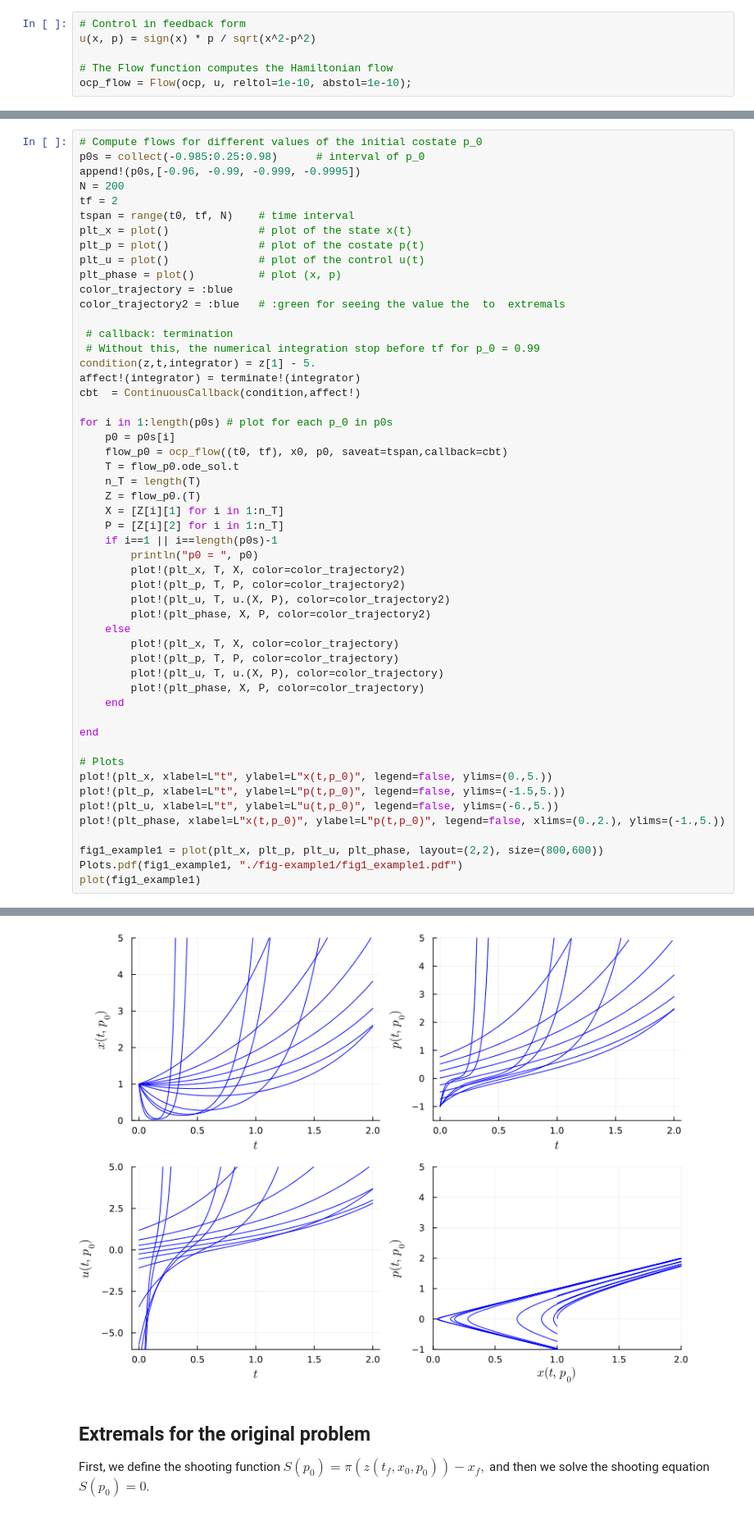
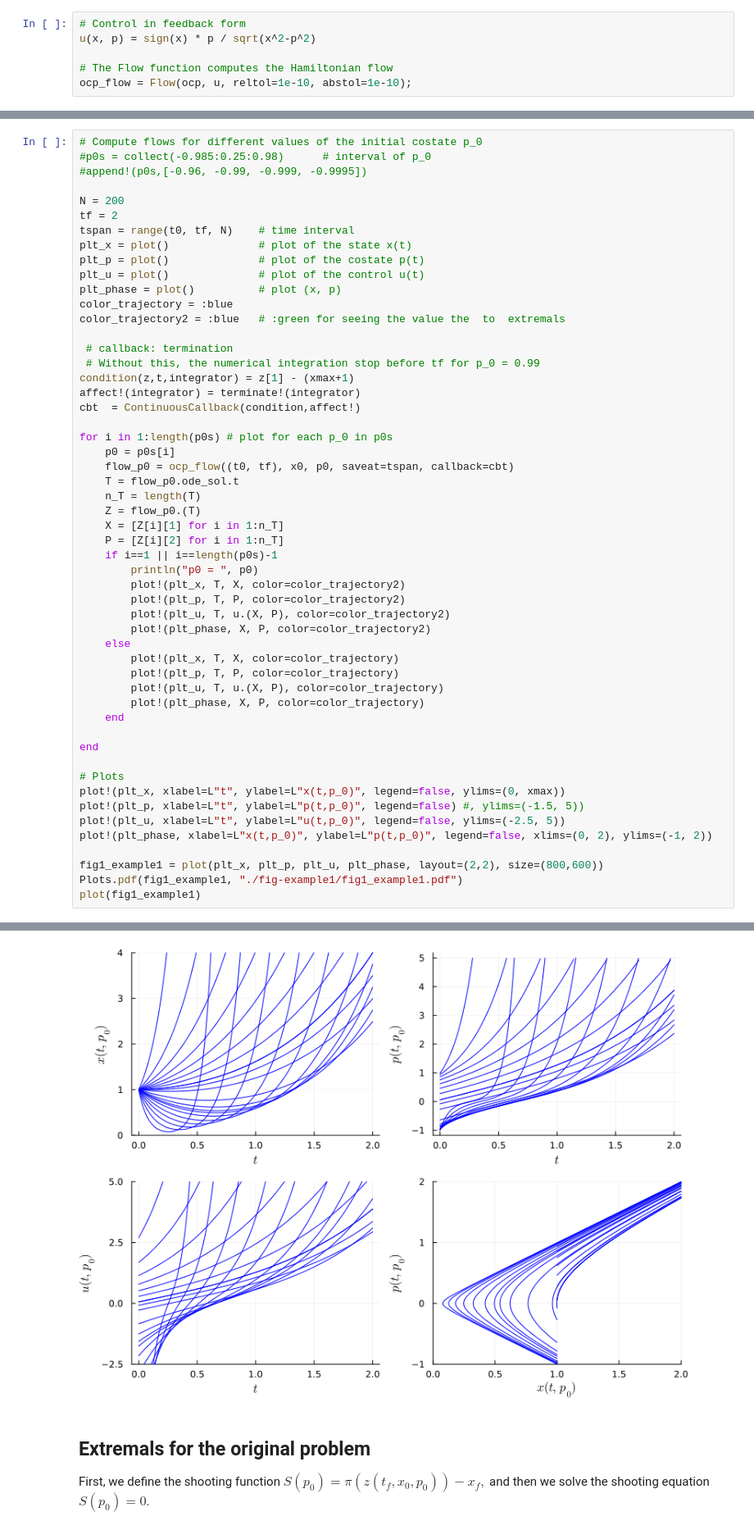
Before and after one commit to control-toolbox/Kupka, a Jupyter notebook: min-area.ipynb, the cells around one changed output, grey strips where cells are left out. Shown at 82% size. Saved outputs shown, nothing was run; the diff lists cells and outputs as text.

```diff
--- a/min-area.ipynb
+++ b/min-area.ipynb
@@ -85,7 +145,8 @@ ocp_flow = Flow(ocp, u, reltol=1e-10, abstol=1e-10);
 # %%
 # Compute flows for different values of the initial costate p_0
-p0s = collect(-0.985:0.25:0.98)      # interval of p_0
-append!(p0s,[-0.96, -0.99, -0.999, -0.9995])
+#p0s = collect(-0.985:0.25:0.98)      # interval of p_0
+#append!(p0s,[-0.96, -0.99, -0.999, -0.9995])
+
 N = 200
 tf = 2
 tspan = range(t0, tf, N)    # time interval
@@ -98,13 +159,13 @@ color_trajectory2 = :blue   # :green for seeing the value the  to  extremals
 
  # callback: termination
  # Without this, the numerical integration stop before tf for p_0 = 0.99
-condition(z,t,integrator) = z[1] - 5.
+condition(z,t,integrator) = z[1] - (xmax+1)
 affect!(integrator) = terminate!(integrator)
 cbt  = ContinuousCallback(condition,affect!)
 
 for i in 1:length(p0s) # plot for each p_0 in p0s
     p0 = p0s[i]
-    flow_p0 = ocp_flow((t0, tf), x0, p0, saveat=tspan,callback=cbt)
+    flow_p0 = ocp_flow((t0, tf), x0, p0, saveat=tspan, callback=cbt)
     T = flow_p0.ode_sol.t
     n_T = length(T)
     Z = flow_p0.(T)
@@ -126,10 +187,10 @@ for i in 1:length(p0s) # plot for each p_0 in p0s
 end
 
 # Plots
-plot!(plt_x, xlabel=L"t", ylabel=L"x(t,p_0)", legend=false, ylims=(0.,5.))
-plot!(plt_p, xlabel=L"t", ylabel=L"p(t,p_0)", legend=false, ylims=(-1.5,5.))
-plot!(plt_u, xlabel=L"t", ylabel=L"u(t,p_0)", legend=false, ylims=(-6.,5.))
-plot!(plt_phase, xlabel=L"x(t,p_0)", ylabel=L"p(t,p_0)", legend=false, xlims=(0.,2.), ylims=(-1.,5.))
+plot!(plt_x, xlabel=L"t", ylabel=L"x(t,p_0)", legend=false, ylims=(0, xmax))
+plot!(plt_p, xlabel=L"t", ylabel=L"p(t,p_0)", legend=false) #, ylims=(-1.5, 5))
+plot!(plt_u, xlabel=L"t", ylabel=L"u(t,p_0)", legend=false, ylims=(-2.5, 5))
+plot!(plt_phase, xlabel=L"x(t,p_0)", ylabel=L"p(t,p_0)", legend=false, xlims=(0, 2), ylims=(-1, 2))
 
 fig1_example1 = plot(plt_x, plt_p, plt_u, plt_phase, layout=(2,2), size=(800,600))
 Plots.pdf(fig1_example1, "./fig-example1/fig1_example1.pdf")
@@ -140,4 +201,4 @@ p0 = -0.999
-[figure, old version]
+[figure, new version]
 # %% [markdown]
 ## Extremals for the original problem
 First, we define the  shooting function
```
Also changed, not shown: parts of 8 cells of this notebook, 7 other files.
